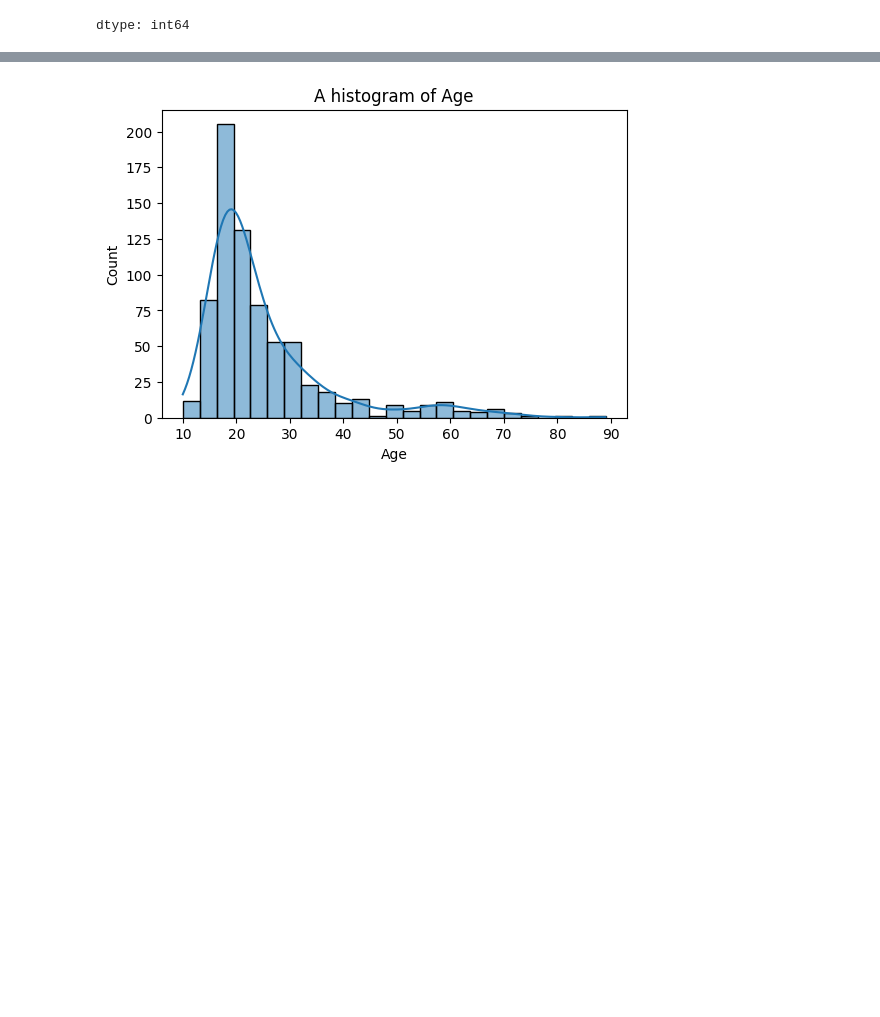
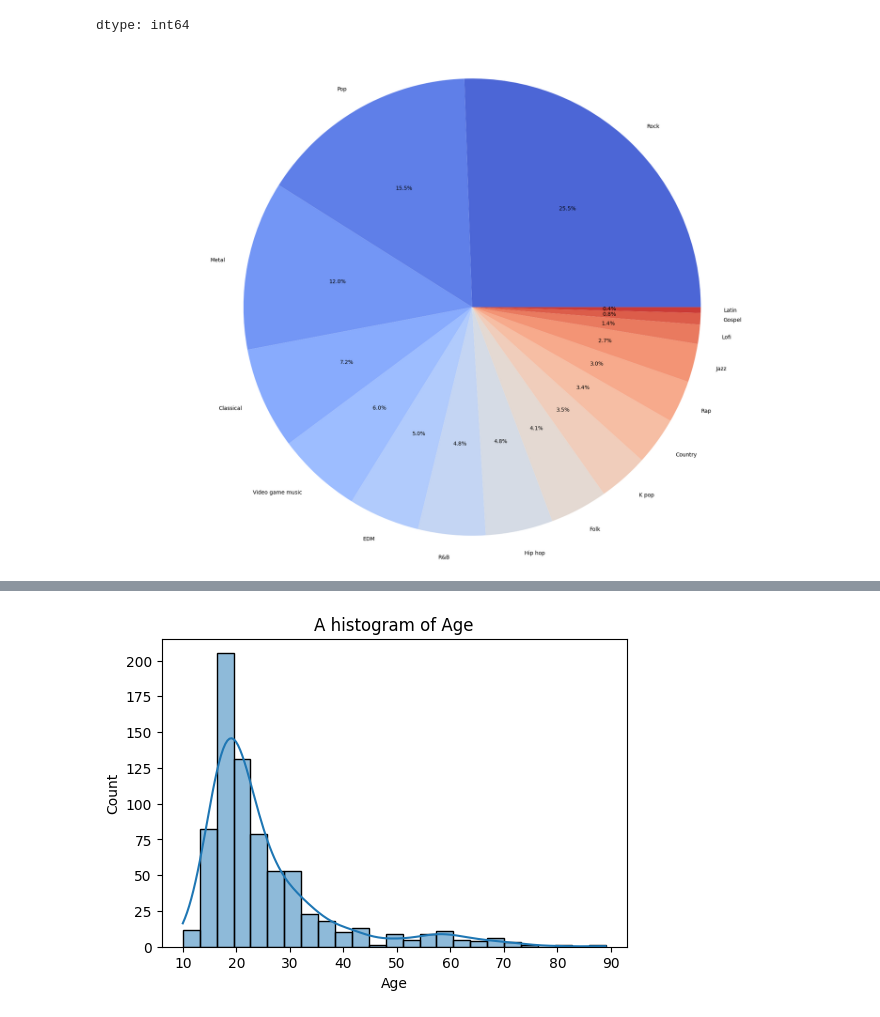
Before and after one commit to jniceshly/rm-mental-health-music, a Jupyter notebook: preprocessing.ipynb, the cells around one changed output, grey strips where cells are left out. Drawn from its saved outputs; the diff is of its cells as text; code cells hidden in the pictures; blank space fills up the shorter version.

```diff
--- a/preprocessing.ipynb
+++ b/preprocessing.ipynb
@@ -94,3 +94,17 @@ df.isna().sum()
 | OCD | 0 |
 | Music effects | 8 |
 dtype: int64
+# %%
+# import seaborn as sns
+
+labels = df['Fav genre'].value_counts().index
+sizes = df['Fav genre'].value_counts().values
+palette = sns.color_palette("coolwarm", len(sizes))
+plt.figure(figsize=(25, 17))
+
+plt.pie(sizes, labels=labels, colors=palette, autopct='%1.1f%%')
+
+plt.axis('equal')
+plt.show()
+# %% [output]
+[figure, added]
```
Also changed, not shown: parts of 15 cells of this notebook.
